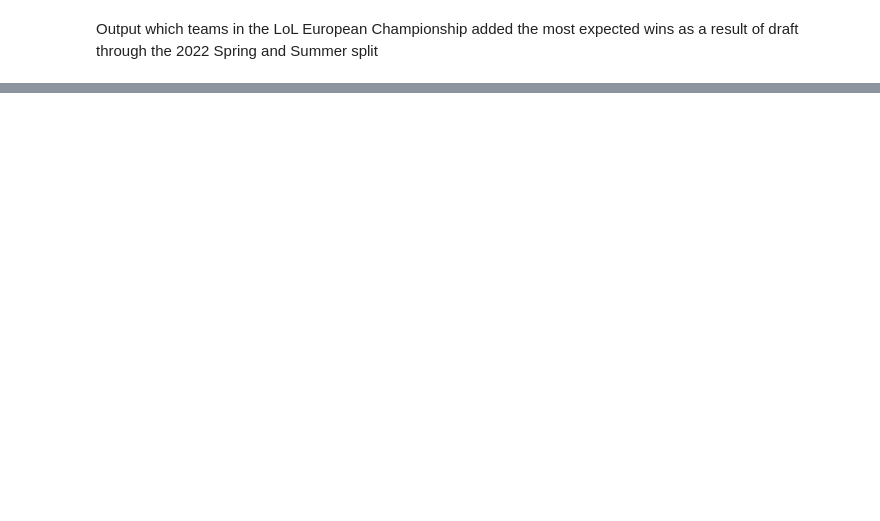
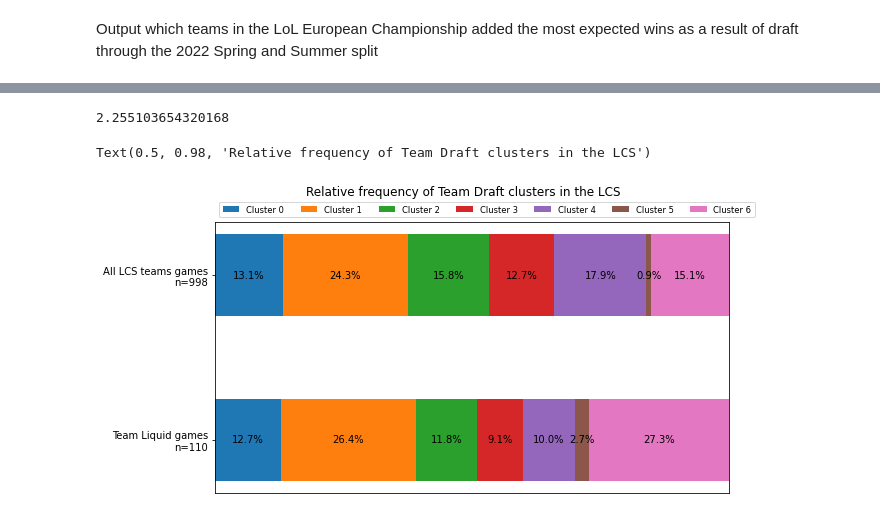
Before and after one commit to alexLez/lol-draft-analysis, a Jupyter notebook: draft_analysis.ipynb, the cells around one changed output, grey strips where cells are left out. Drawn from its saved outputs; the diff is of its cells as text; code cells hidden in the pictures; blank space fills up the shorter version.

```diff
--- a/draft_analysis.ipynb
+++ b/draft_analysis.ipynb
@@ -163,0 +224,50 @@ util.plot_cumulative_expected_wins_added_by_draft(full_data)
+# %%
+# TL different from the mean
+(team_games[6]["Team Liquid"] - team_games[6].mean()) / team_games[6].std()
+# %% [output]
+2.255103654320168
+# %%
+# TODO this can be a little better lol
+j = 1
+for i, row in team_games.fillna(0).iterrows():
+    if i != "Team Liquid":
+        continue
+    labels = [str(x) for x in range(7)]
+    tl_games = row
+
+all_games_simple = team_games.sum(axis=0)
+# TODO get the n numbers from the sums
+# %%
+# put this into a function TODO
+category_names = ["Cluster 0", "Cluster 1", "Cluster 2", "Cluster 3", "Cluster 4", "Cluster 5", "Cluster 6"]
+results = {
+    'All LCS teams games\nn=998': all_games_simple,
+    'Team Liquid games\nn=110': tl_games
+}
+
+labels = list(results.keys())
+data = np.array(list(results.values()))
+totals = data.sum(axis=1)
+data[0] /= totals[0]
+data[1] /= totals[1]
+data_cum = data.cumsum(axis=1)
+
+
+fig, ax = plt.subplots(figsize=(9.2, 5))
+ax.invert_yaxis()
+ax.xaxis.set_visible(False)
+ax.set_xlim(0, 1)
+
+for i, colname in enumerate(category_names):
+    widths = data[:, i]
+    starts = data_cum[:, i] - widths
+    rects = ax.barh(labels, widths, left=starts, height=0.5,
+                    label=colname)
+
+    ax.bar_label(rects, labels=[str(round(100*x,1)) + "%" for x in widths], label_type='center', fmt="%.2f")
+    ax.legend(ncol=len(category_names), bbox_to_anchor=(0, 1), loc='lower left', fontsize='small')
+
+fig.suptitle("Relative frequency of Team Draft clusters in the LCS")
+# %% [output]
+Text(0.5, 0.98, 'Relative frequency of Team Draft clusters in the LCS')
+[figure, added]
```
Also changed, not shown: parts of 13 cells of this notebook, 5 other files.
